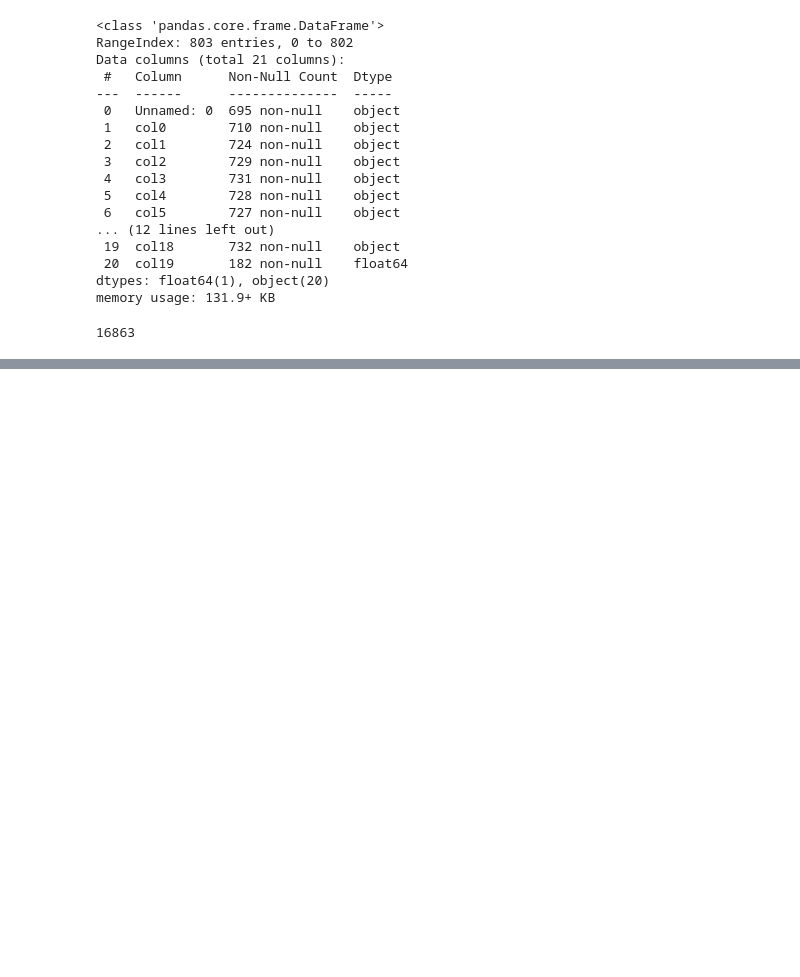
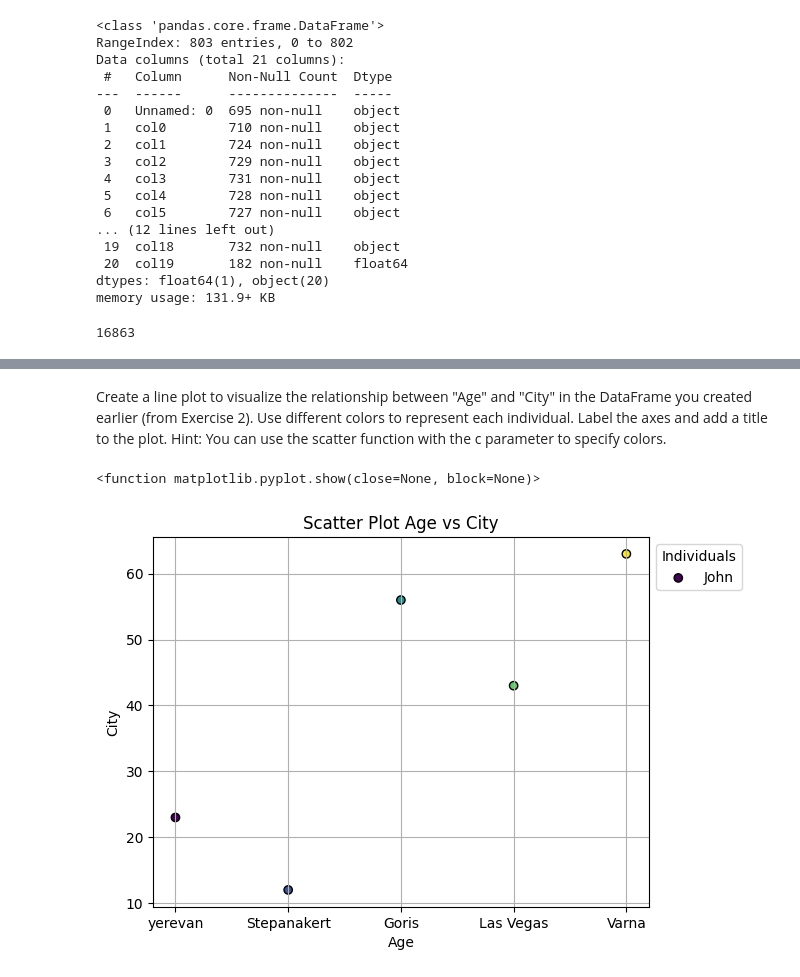
Before and after one commit to Mkrtich87/Pandas, a Jupyter notebook: Pandas_practice.ipynb, the cells around one changed output, grey strips where cells are left out. Drawn from its saved outputs; the diff is of its cells as text; code cells hidden in the pictures; blank space fills up the shorter version.

```diff
--- a/Pandas_practice.ipynb
+++ b/Pandas_practice.ipynb
@@ -111,0 +200,30 @@ new_df.corr()
+# %% [markdown]
+Create a line plot to visualize the relationship between "Age" and "City" in the DataFrame you created earlier (from Exercise 2).
+Use different colors to represent each individual.
+Label the axes and add a title to the plot.
+Hint: You can use the scatter function with the c parameter to specify colors.
+# %%
+import matplotlib.pyplot as plt
+import pandas as pd
+
+data = {"Name": ["John", "Moses","Volodimir", "Denise", "Grenik"],
+         "Age": [23, 12, 56, 43, 63],
+         "City": ["yerevan", "Stepanakert","Goris", "Las Vegas", "Varna"]}
+
+df = pd.DataFrame(data)
+# Create a list of colors (one for each individual)
+colors = plt.cm.viridis(np.linspace(0, 1, len(df)))  # Use viridis colormap for variety
+
+# Create the scatter plot with individual colors
+plt.scatter(df["City"], df["Age"], c=colors, marker='o', edgecolors='black')
+
+# Add legend with individual names as labels
+plt.legend(df['Name'], title="Individuals", loc='upper left', bbox_to_anchor=(1, 1))
+plt.xlabel("Age")
+plt.ylabel("City")
+plt.title("Scatter Plot Age vs City")
+plt.grid(True)
+plt.show
+# %% [output]
+<function matplotlib.pyplot.show(close=None, block=None)>
+[figure, added]
```
Also changed, not shown: parts of 21 cells of this notebook.
